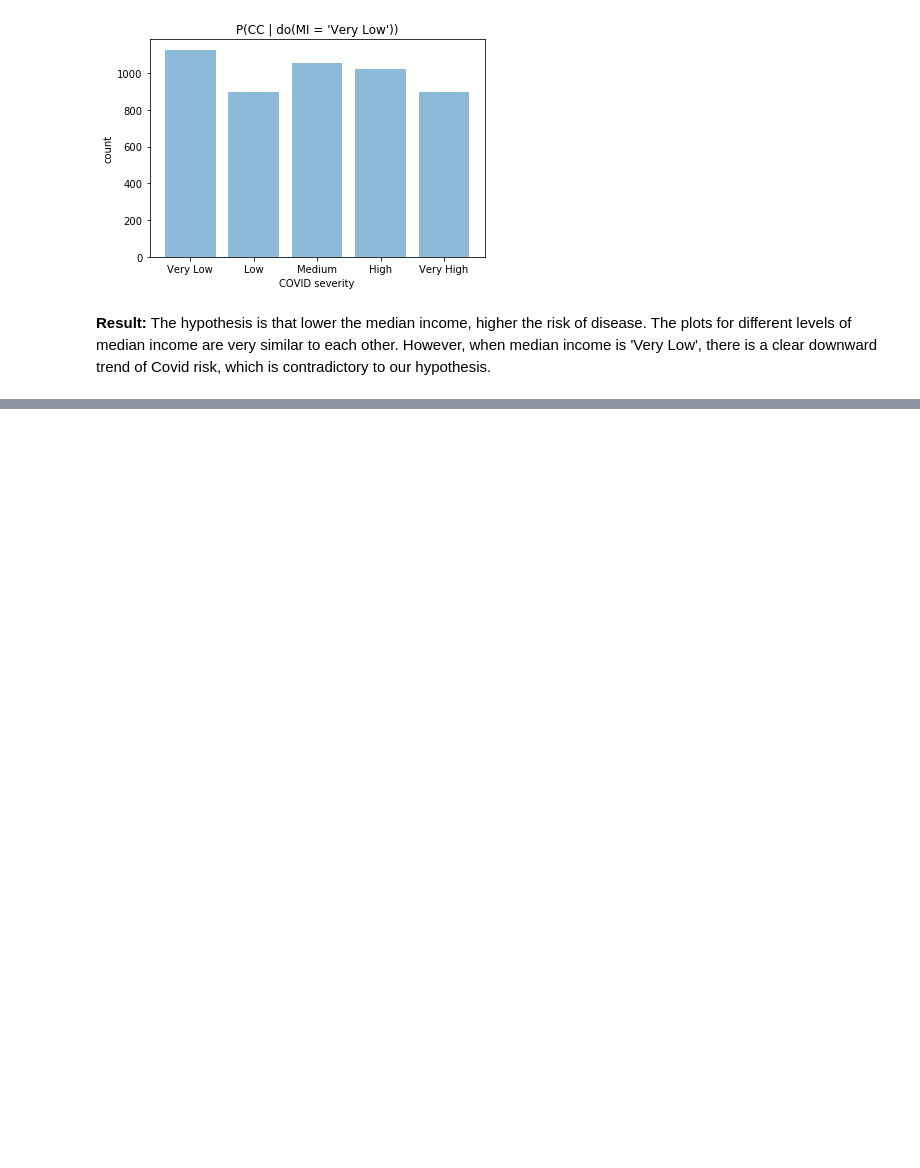
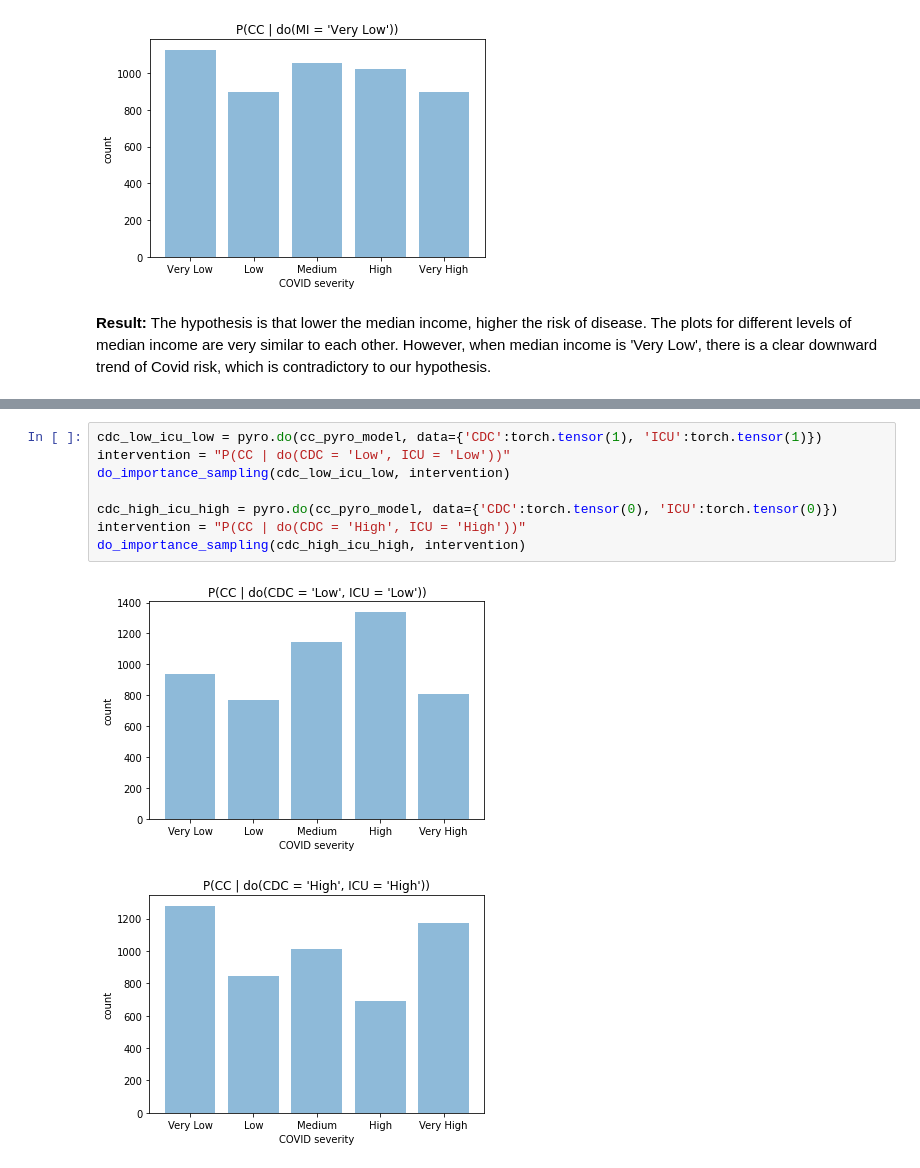
Before and after one commit to chloelarkin/county-covid-cases, a Jupyter notebook: causal_modeling/Covid19_Causal_Model.ipynb, the cells around one changed output, grey strips where cells are left out. Drawn from its saved outputs; the diff is of its cells as text; blank space fills up the shorter version.

Commit message:
added multi variable do interventions

```diff
--- a/causal_modeling/Covid19_Causal_Model.ipynb
+++ b/causal_modeling/Covid19_Causal_Model.ipynb
@@ -836,0 +841,11 @@ brute_force_intervention(cc_pyro_model, 'MI', mi_labels)
+# %%
+cdc_low_icu_low = pyro.do(cc_pyro_model, data={'CDC':torch.tensor(1), 'ICU':torch.tensor(1)})
+intervention = "P(CC | do(CDC = 'Low', ICU = 'Low'))"
+do_importance_sampling(cdc_low_icu_low, intervention)
+
+cdc_high_icu_high = pyro.do(cc_pyro_model, data={'CDC':torch.tensor(0), 'ICU':torch.tensor(0)})
+intervention = "P(CC | do(CDC = 'High', ICU = 'High'))"
+do_importance_sampling(cdc_high_icu_high, intervention)
+# %% [output]
+[figure, added]
+[figure, added]
```
Also changed, not shown: parts of 6 cells of this notebook.
